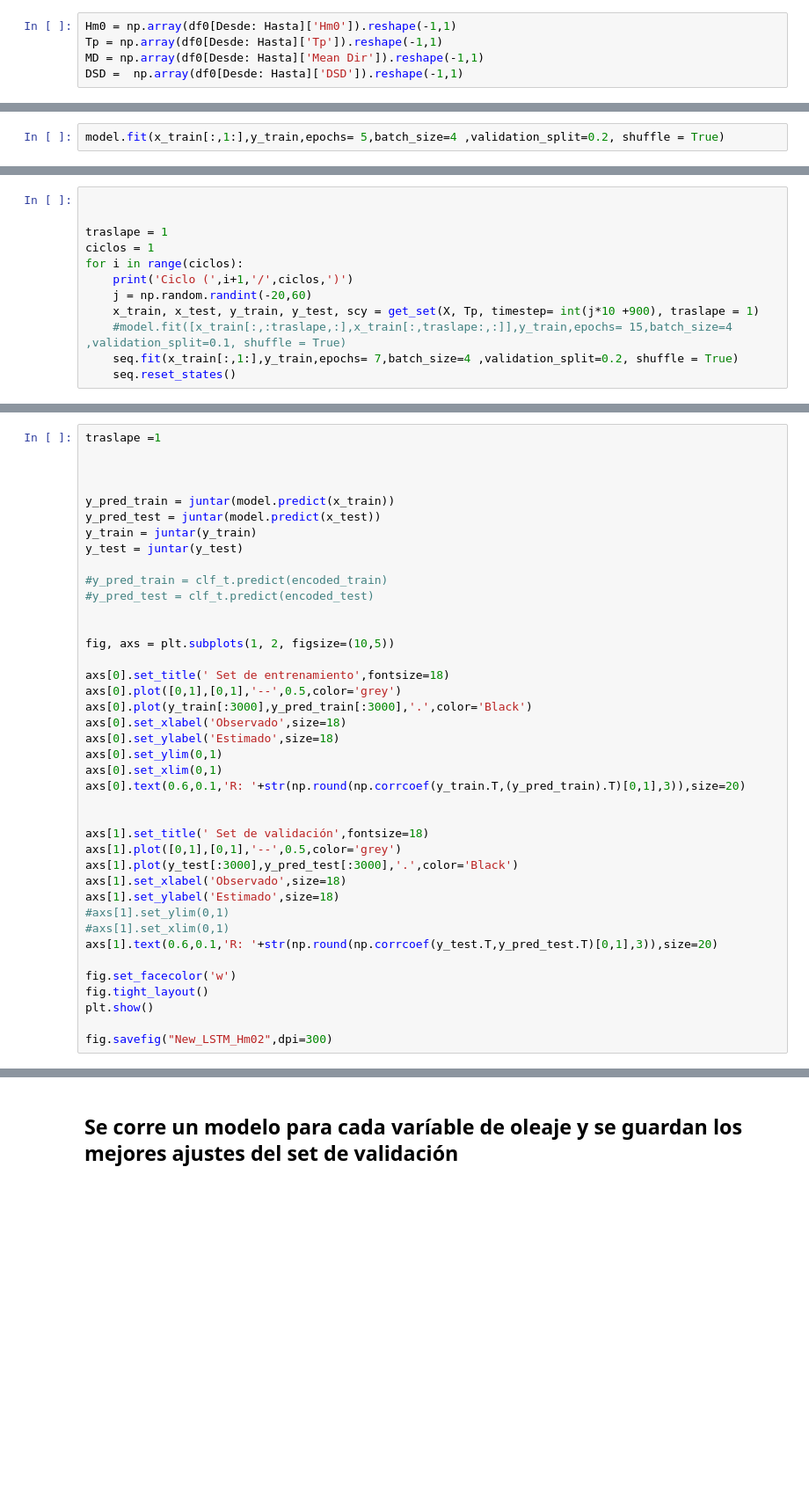
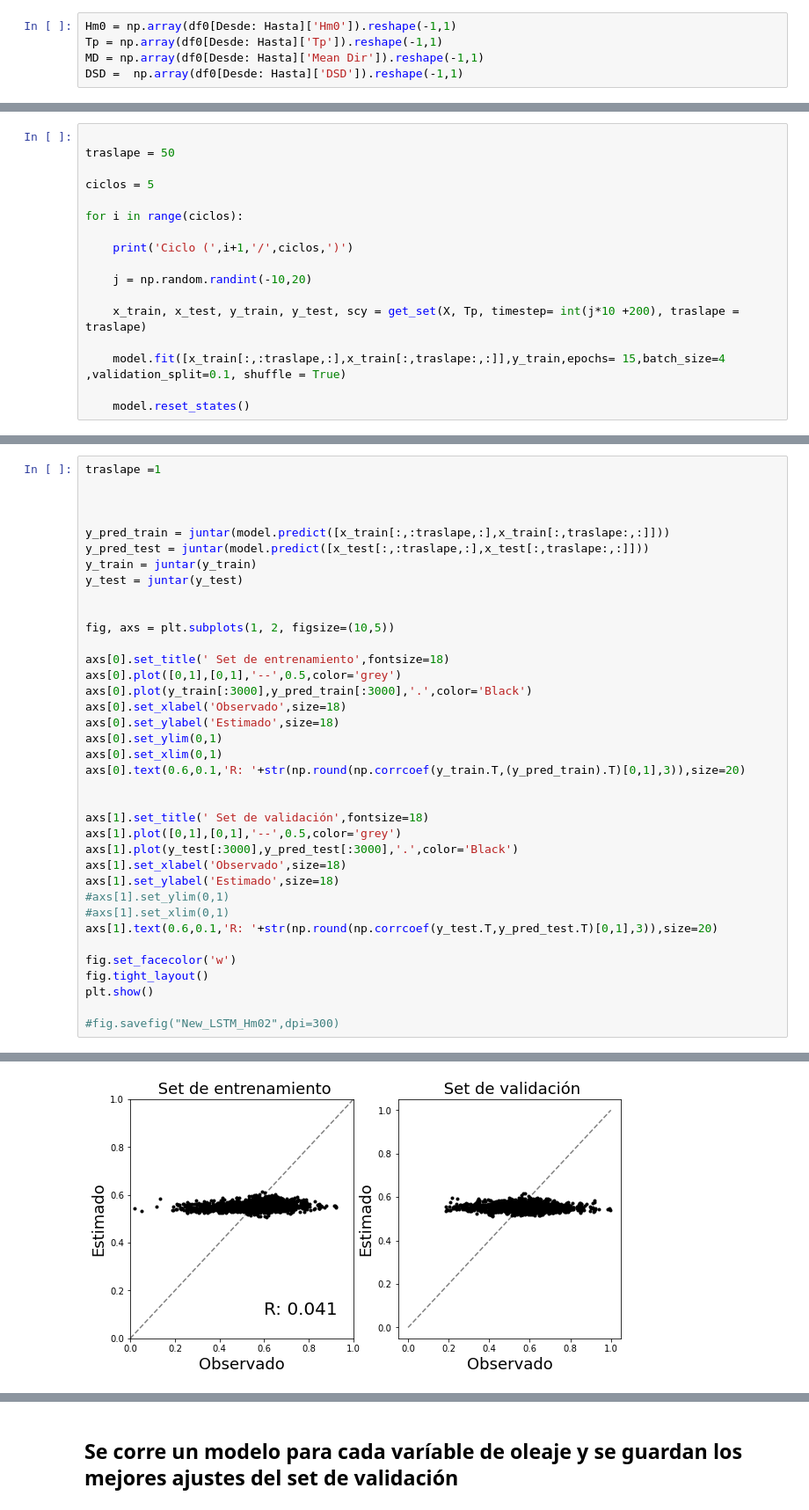
Before and after one commit to jnhurtado/Rellenar-hindcast-de-oleaje-usando-ML, a Jupyter notebook: LSTM_Con_X_features.ipynb, the cells around one changed output, grey strips where cells are left out. Shown at 88% size. Cells and saved outputs as stored; diff of their text form; blank space fills up the shorter version.

```diff
--- a/LSTM_Con_X_features.ipynb
+++ b/LSTM_Con_X_features.ipynb
@@ -447,2 +199,0 @@ ValueError: in user code:
-# %%
-model.fit(x_train[:,1:],y_train,epochs= 5,batch_size=4 ,validation_split=0.2, shuffle = True)
@@ -461,13 +244,18 @@ Epoch 5/5
 # %%
 
+traslape = 50
 
-traslape = 1
-ciclos = 1
+ciclos = 5
+
 for i in range(ciclos):
+
     print('Ciclo (',i+1,'/',ciclos,')')
-    j = np.random.randint(-20,60)
-    x_train, x_test, y_train, y_test, scy = get_set(X, Tp, timestep= int(j*10 +900), traslape = 1)
-    #model.fit([x_train[:,:traslape,:],x_train[:,traslape:,:]],y_train,epochs= 15,batch_size=4 ,validation_split=0.1, shuffle = True)
-    seq.fit(x_train[:,1:],y_train,epochs= 7,batch_size=4 ,validation_split=0.2, shuffle = True)
-    seq.reset_states()
+
+    j = np.random.randint(-10,20)
+
+    x_train, x_test, y_train, y_test, scy = get_set(X, Tp, timestep= int(j*10 +200), traslape = traslape)
+
+    model.fit([x_train[:,:traslape,:],x_train[:,traslape:,:]],y_train,epochs= 15,batch_size=4 ,validation_split=0.1, shuffle = True)
+
+    model.reset_states()
 # %% [output]
@@ -504,13 +278,10 @@ traslape =1
 
 
 
-y_pred_train = juntar(model.predict(x_train))
-y_pred_test = juntar(model.predict(x_test))
+y_pred_train = juntar(model.predict([x_train[:,:traslape,:],x_train[:,traslape:,:]]))
+y_pred_test = juntar(model.predict([x_test[:,:traslape,:],x_test[:,traslape:,:]]))
 y_train = juntar(y_train)
 y_test = juntar(y_test)
-
-#y_pred_train = clf_t.predict(encoded_train)
-#y_pred_test = clf_t.predict(encoded_test)
 
 
 fig, axs = plt.subplots(1, 2, figsize=(10,5))
@@ -538,4 +309,5 @@ fig.set_facecolor('w')
 fig.tight_layout()
 plt.show()
 
-fig.savefig("New_LSTM_Hm02",dpi=300)
+#fig.savefig("New_LSTM_Hm02",dpi=300)
+# %% [output]
@@ -541,0 +315 @@ fig.savefig("New_LSTM_Hm02",dpi=300)
+[figure, added]
```
Also changed, not shown: parts of 26 cells of this notebook.
